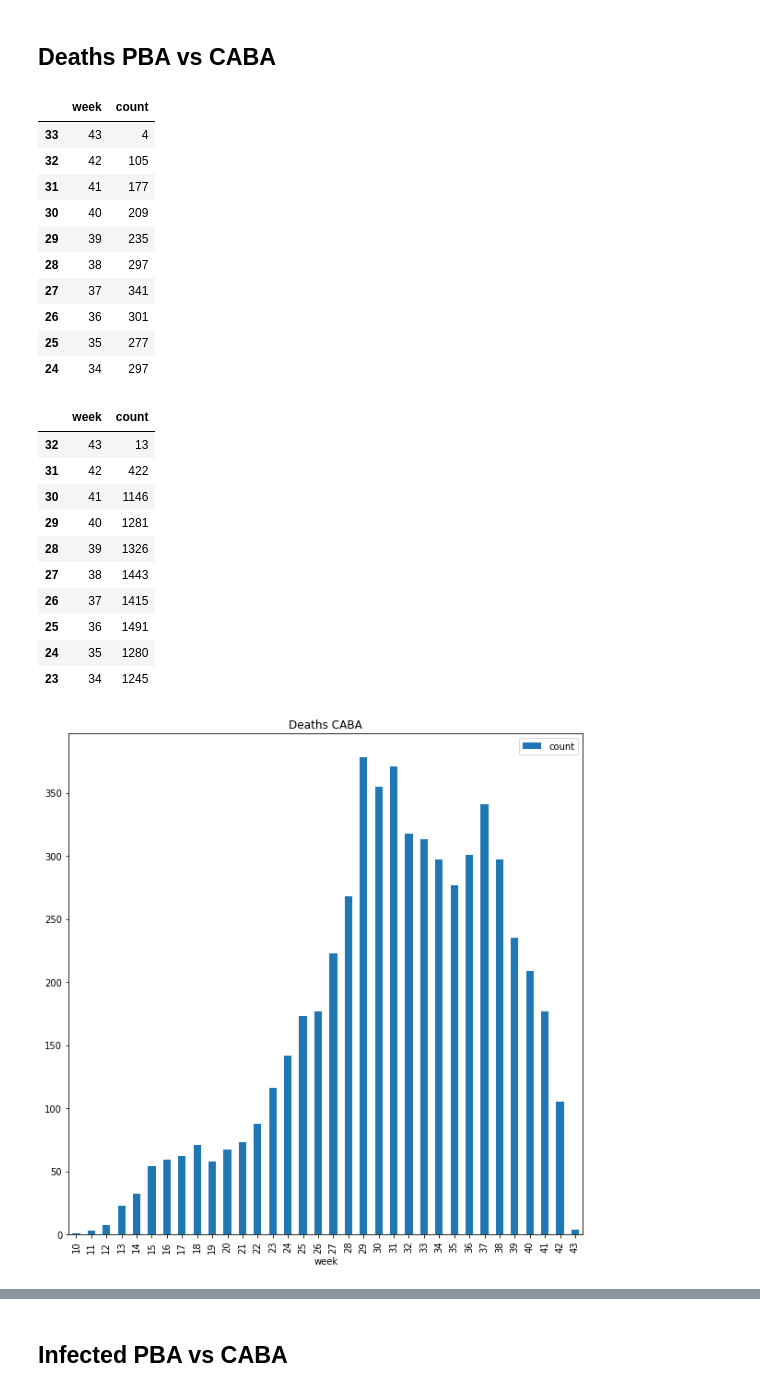
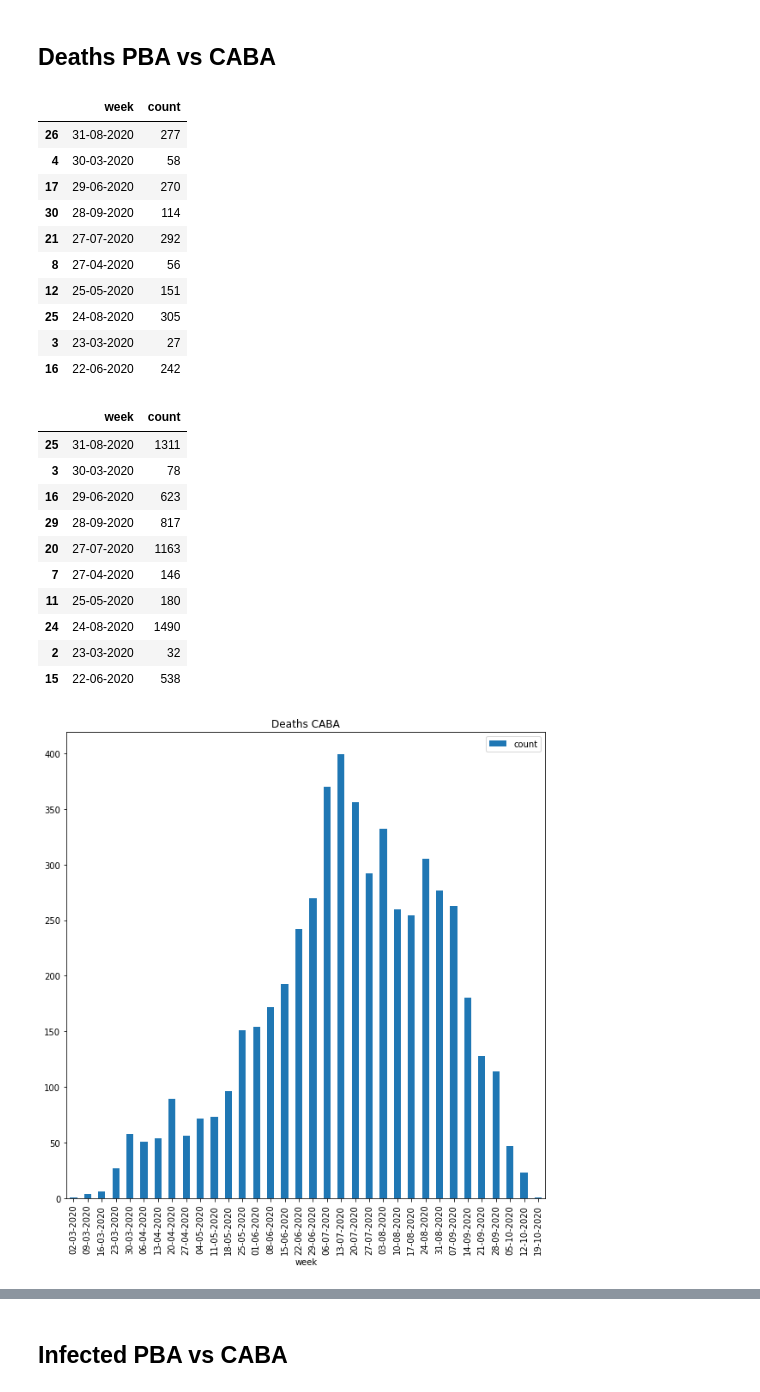
Before and after one commit to federicoarrua/covid_analysis_jupyter, a Jupyter notebook: covid/covid_notebook.ipynb, the cells around one changed output, grey strips where cells are left out. Saved outputs shown, nothing was run; the diff lists cells and outputs as text; code cells hidden in the pictures.

Commit message:
fix warnings and beautify dates

```diff
--- a/covid/covid_notebook.ipynb
+++ b/covid/covid_notebook.ipynb
@@ -264,40 +226,44 @@ testedPerProvince.set_index('residencia_provincia_nombre')
 # %%
 deathsCABA = covidDeathsDF[covidDeathsDF['residencia_provincia_nombre'] == 'CABA']
 deathsCABA = deathsCABA[deathsCABA['fecha_fallecimiento'] != '']
-deathsCABA['week'] = pd.to_datetime(deathsCABA["fecha_fallecimiento"]).dt.week
+deathsCABA['infected_date'] = pd.to_datetime(deathsCABA["fecha_diagnostico"], format='%Y-%m-%d')
+deathsCABA['week'] = deathsCABA["infected_date"] - deathsCABA["infected_date"].dt.weekday * timedelta(days=1)
 deathsCABA['count'] = deathsCABA.groupby('week')['week'].transform('count')
 deathsCABA = deathsCABA[['week', 'count']].groupby('week').count().reset_index().sort_values('week', ascending=True)
+deathsCABA['week'] = deathsCABA['week'].map(lambda t: t.strftime('%d-%m-%Y'))
 deathsCABA.plot.bar(y='count', x='week', figsize=(10,10)).set_title("Deaths CABA")
 display(deathsCABA.sort_values('week', ascending=False).head(10))
 
 deathsPBA = covidDeathsDF[covidDeathsDF['residencia_provincia_nombre'] == 'Buenos Aires']
 deathsPBA = deathsPBA[deathsPBA['fecha_fallecimiento'] != '']
-deathsPBA['week'] = pd.to_datetime(deathsPBA["fecha_fallecimiento"]).dt.week
+deathsPBA['infected_date'] = pd.to_datetime(deathsPBA["fecha_diagnostico"], format='%Y-%m-%d')
+deathsPBA['week'] = deathsPBA["infected_date"] - deathsPBA["infected_date"].dt.weekday * timedelta(days=1)
 deathsPBA['count'] = deathsPBA.groupby('week')['week'].transform('count')
 deathsPBA = deathsPBA[['week', 'count']].groupby('week').count().reset_index().sort_values('week', ascending=True)
+deathsPBA['week'] = deathsPBA['week'].map(lambda t: t.strftime('%d-%m-%Y'))
 deathsPBA.plot.bar(y='count', x='week', figsize=(10,10)).set_title("Deaths PBA")
 display(deathsPBA.sort_values('week', ascending=False).head(10))
 # %% [output]
 |  | week | count |
-| 33 | 43 | 4 |
-| 32 | 42 | 105 |
-| 31 | 41 | 177 |
-| 30 | 40 | 209 |
-| 29 | 39 | 235 |
-| 28 | 38 | 297 |
-| 27 | 37 | 341 |
-| 26 | 36 | 301 |
-| 25 | 35 | 277 |
-| 24 | 34 | 297 |
+| 26 | 31-08-2020 | 277 |
+| 4 | 30-03-2020 | 58 |
+| 17 | 29-06-2020 | 270 |
+| 30 | 28-09-2020 | 114 |
+| 21 | 27-07-2020 | 292 |
+| 8 | 27-04-2020 | 56 |
+| 12 | 25-05-2020 | 151 |
+| 25 | 24-08-2020 | 305 |
+| 3 | 23-03-2020 | 27 |
+| 16 | 22-06-2020 | 242 |
 |  | week | count |
-| 32 | 43 | 13 |
-| 31 | 42 | 422 |
-| 30 | 41 | 1146 |
-| 29 | 40 | 1281 |
-| 28 | 39 | 1326 |
-| 27 | 38 | 1443 |
-| 26 | 37 | 1415 |
-| 25 | 36 | 1491 |
-| 24 | 35 | 1280 |
-| 23 | 34 | 1245 |
+| 25 | 31-08-2020 | 1311 |
+| 3 | 30-03-2020 | 78 |
+| 16 | 29-06-2020 | 623 |
+| 29 | 28-09-2020 | 817 |
+| 20 | 27-07-2020 | 1163 |
+| 7 | 27-04-2020 | 146 |
+| 11 | 25-05-2020 | 180 |
+| 24 | 24-08-2020 | 1490 |
+| 2 | 23-03-2020 | 32 |
+| 15 | 22-06-2020 | 538 |
-[figure, old version]
+[figure, new version]
```
Also changed, not shown: parts of 5 cells of this notebook.
